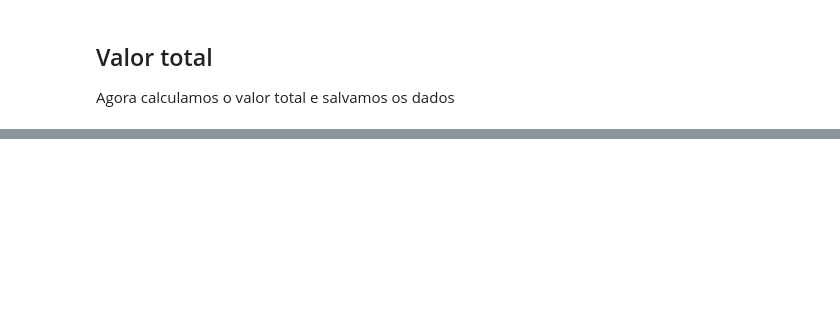
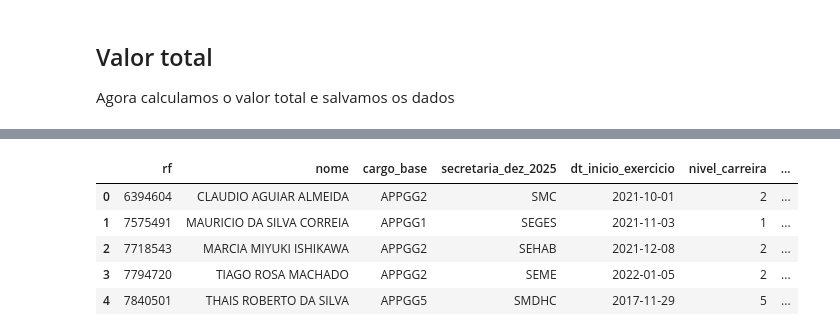
Before and after one commit to h-pgy/estimativa_reajuste_appgg, a Jupyter notebook: calculo_impacto_reajuste.ipynb, the cells around one changed output, grey strips where cells are left out. Saved outputs shown, nothing was run; the diff lists cells and outputs as text; code cells hidden in the pictures; blank space fills up the shorter version.

Commit message:
microdados propostas

```diff
--- a/calculo_impacto_reajuste.ipynb
+++ b/calculo_impacto_reajuste.ipynb
@@ -342,0 +374,11 @@ appggs_atual.to_csv('situacao_atual.csv', sep=';')
+# %%
+proposta_amci = appggs.copy(deep=True)
+# %%
+proposta_amci.head()
+# %% [output]
+|  | rf | nome | cargo_base | secretaria_dez_2025 | dt_inicio_exercicio | nivel_carreira | ... |
+| 0 | 6394604 | CLAUDIO AGUIAR ALMEIDA | APPGG2 | SMC | 2021-10-01 | 2 | ... |
+| 1 | 7575491 | MAURICIO DA SILVA CORREIA | APPGG1 | SEGES | 2021-11-03 | 1 | ... |
+| 2 | 7718543 | MARCIA MIYUKI ISHIKAWA | APPGG2 | SEHAB | 2021-12-08 | 2 | ... |
+| 3 | 7794720 | TIAGO ROSA MACHADO | APPGG2 | SEME | 2022-01-05 | 2 | ... |
+| 4 | 7840501 | THAIS ROBERTO DA SILVA | APPGG5 | SMDHC | 2017-11-29 | 5 | ... |
```
Also changed, not shown: parts of 38 cells of this notebook, 4 other files.
